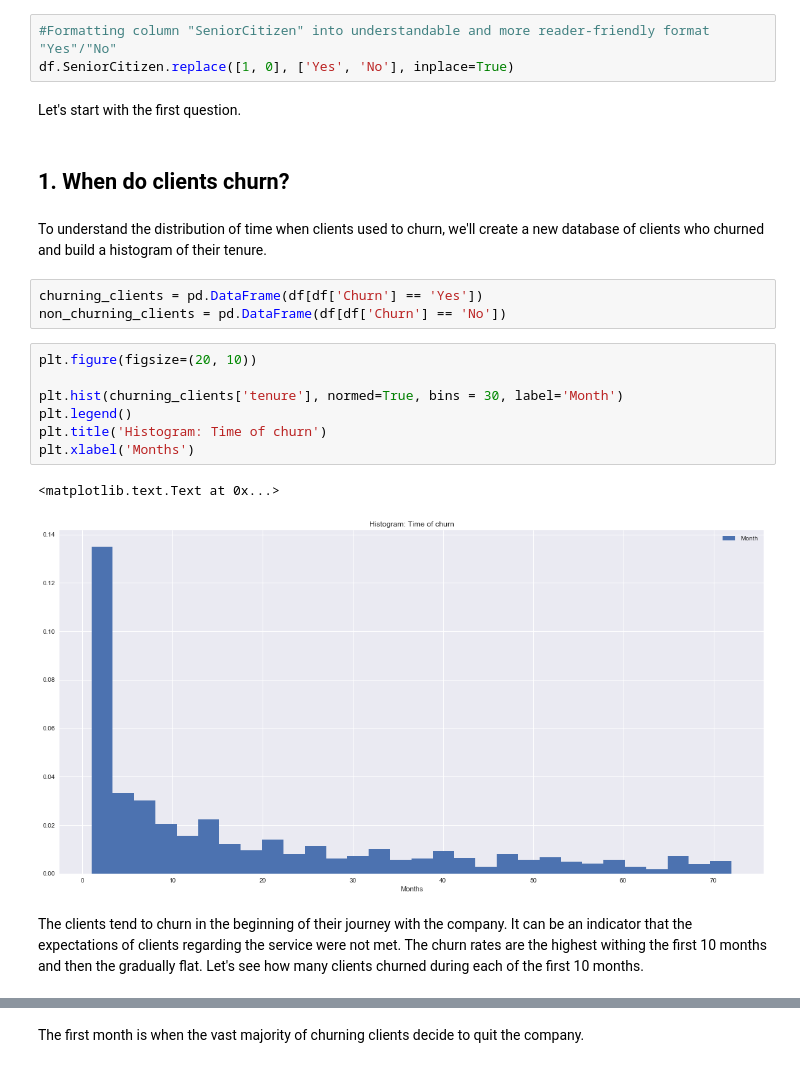
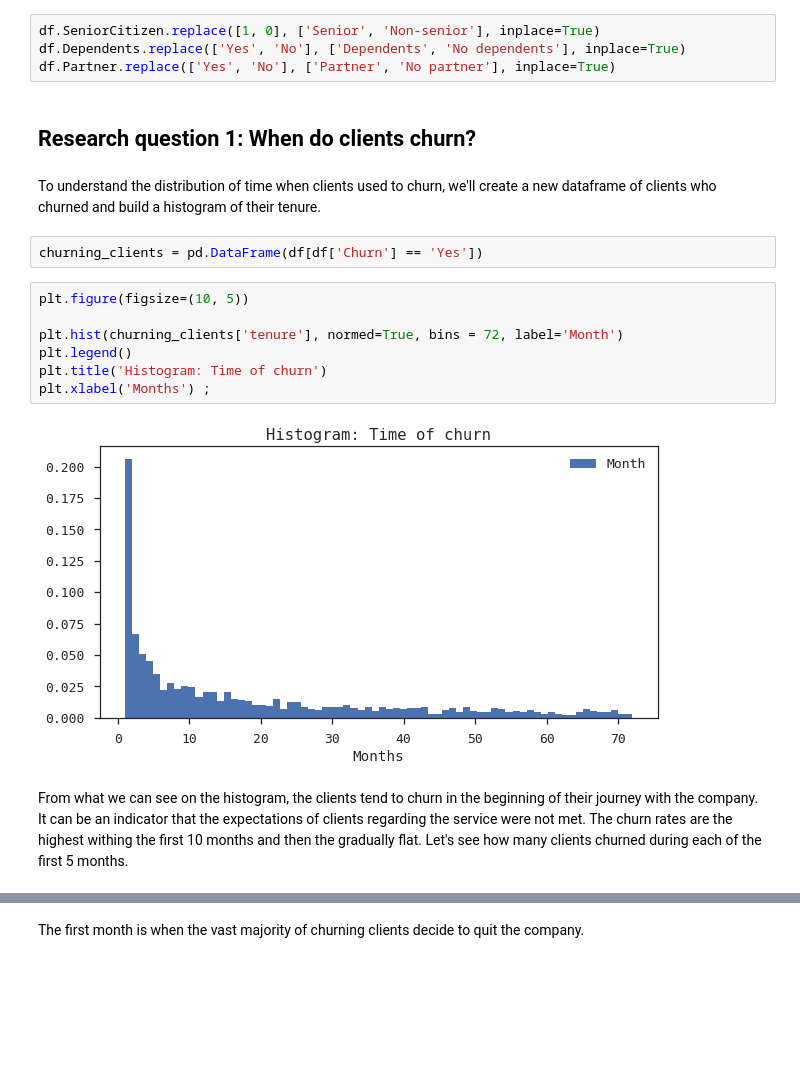
Before and after one commit to PolinaKey/thinkful, a Jupyter notebook: [NEW} Capstone project - Churn.ipynb, the cells around one changed output, grey strips where cells are left out. Saved outputs shown, nothing was run; the diff lists cells and outputs as text; blank space fills up the shorter version.

```diff
--- a/[NEW} Capstone project - Churn.ipynb
+++ b/[NEW} Capstone project - Churn.ipynb
@@ -67,27 +59,24 @@ As we see some of the columns have values "1" / "0" instead of "Yes" / "No", we'
-# %%
-#Formatting column "SeniorCitizen" into understandable and more reader-friendly format "Yes"/"No"
-df.SeniorCitizen.replace([1, 0], ['Yes', 'No'], inplace=True)
-# %% [markdown]
-Let's start with the first question.
+# %%
+df.SeniorCitizen.replace([1, 0], ['Senior', 'Non-senior'], inplace=True)
+df.Dependents.replace(['Yes', 'No'], ['Dependents', 'No dependents'], inplace=True)
+df.Partner.replace(['Yes', 'No'], ['Partner', 'No partner'], inplace=True)
 # %% [markdown]
-## 1. When do clients churn?
+## Research question 1: When do clients churn?
 # %% [markdown]
-To understand the distribution of time when clients used to churn, we'll create a new database of clients who churned and build a histogram of their tenure.
+To understand the distribution of time when clients used to churn, we'll create a new dataframe of clients who churned and build a histogram of their tenure.
 # %%
 churning_clients = pd.DataFrame(df[df['Churn'] == 'Yes'])
-non_churning_clients = pd.DataFrame(df[df['Churn'] == 'No'])
 # %%
-plt.figure(figsize=(20, 10))
+plt.figure(figsize=(10, 5))
 
-plt.hist(churning_clients['tenure'], normed=True, bins = 30, label='Month')
+plt.hist(churning_clients['tenure'], normed=True, bins = 72, label='Month')
 plt.legend()
 plt.title('Histogram: Time of churn')
-plt.xlabel('Months')
+plt.xlabel('Months') ;
 # %% [output]
-<matplotlib.text.Text at 0x...>
-[figure, old version]
+[figure, new version]
 # %% [markdown]
-The clients tend to churn in the beginning of their journey with the company. It can be an indicator that the expectations of clients regarding the service were not met. The churn rates are the highest withing the first 10 months and then the gradually flat. Let's see how many clients churned during each of the first 10 months.
+From what we can see on the histogram, the clients tend to churn in the beginning of their journey with the company. It can be an indicator that the expectations of clients regarding the service were not met. The churn rates are the highest withing the first 10 months and then the gradually flat. Let's see how many clients churned during each of the first 5 months.
 # %%
 tenure = pd.DataFrame(churning_clients['tenure'].value_counts())
 tenure.sort_index(inplace=True)
```
Also changed, not shown: parts of 41 cells of this notebook.
